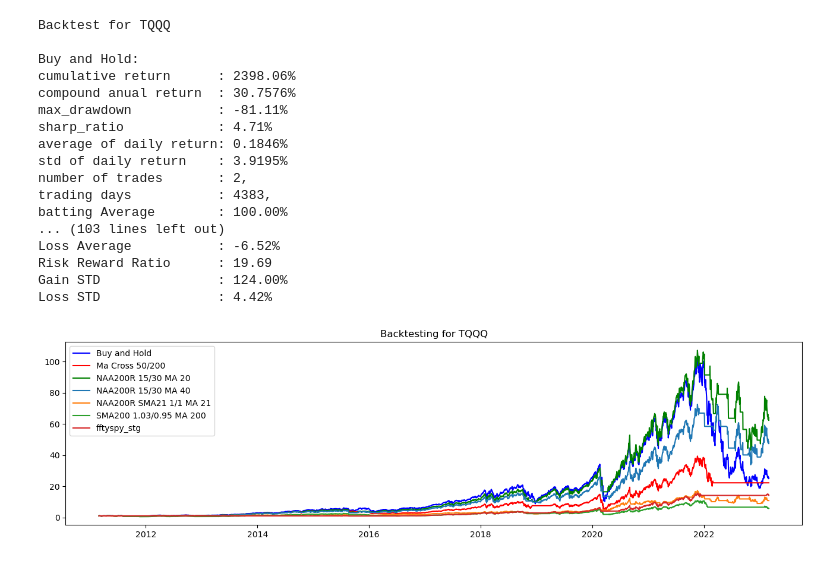
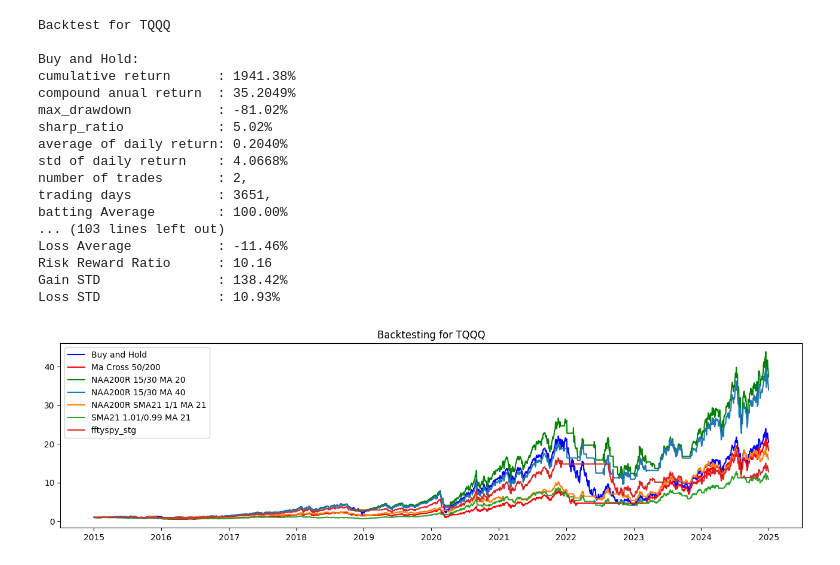
Before and after one commit to Zishuo/stock-index-backtesting, a Jupyter notebook: Ab_test.ipynb, the cells around one changed output. Cells and saved outputs as stored; diff of their text form; code cells hidden in the pictures.

```diff
--- a/Ab_test.ipynb
+++ b/Ab_test.ipynb
@@ -249,6 +245,4 @@ Loss STD               : 1.46%
 # %%
-test_start = dt.datetime(2010,3,1)
-test_end = dt.datetime(2023,3,1)
 perf_summary = backtestAll(qld, qqq, test_start, test_end, verbose = False)
 display(perf_summary)
 # %% [output]
@@ -280,6 +274,4 @@ Loss STD               : 2.87%
 # %%
-test_start = dt.datetime(2011,3,1)
-test_end = dt.datetime(2023,3,1)
 perf_summary = backtestAll(tqqq, naa200r, test_start, test_end, verbose = False)
 display(perf_summary)
 # %% [output]
@@ -311,6 +303,4 @@ Loss STD               : 4.42%
 # %%
-test_start = dt.datetime(2002,1,1)
-test_end = dt.datetime(2023,3,1)
 
 perf_summary = backtestAll(qqq, qqq, test_start, test_end, verbose = False, weekly_buy=True, weekly_sell=True)
 display(perf_summary)
@@ -343,6 +333,4 @@ Loss STD               : 1.46%
 # %%
-test_start = dt.datetime(2010,3,1)
-test_end = dt.datetime(2023,3,1)
 perf_summary = backtestAll(qld, qqq, test_start, test_end, verbose = False, weekly_buy=True, weekly_sell=False)
 display(perf_summary)
 # %% [output]
@@ -374,25 +362,23 @@ Loss STD               : 2.87%
 # %%
-test_start = dt.datetime(2011,3,1)
-test_end = dt.datetime(2023,3,1)
 perf_summary = backtestAll(tqqq, qqq, test_start, test_end, verbose = False, weekly_buy = True, weekly_sell = False)
 display(perf_summary)
 # %% [output]
 Backtest for TQQQ
 
 Buy and Hold:
-cumulative return      : 2398.06%
-compound anual return  : 30.7576%
-max_drawdown           : -81.11%
-sharp_ratio            : 4.71%
-average of daily return: 0.1846%
-std of daily return    : 3.9195%
+cumulative return      : 1941.38%
+compound anual return  : 35.2049%
+max_drawdown           : -81.02%
+sharp_ratio            : 5.02%
+average of daily return: 0.2040%
+std of daily return    : 4.0668%
 number of trades       : 2,
-trading days           : 4383,
+trading days           : 3651,
 batting Average        : 100.00%
 ... (103 lines left out)
-Loss Average           : -6.52%
-Risk Reward Ratio      : 19.69
-Gain STD               : 124.00%
-Loss STD               : 4.42%
+Loss Average           : -11.46%
+Risk Reward Ratio      : 10.16
+Gain STD               : 138.42%
+Loss STD               : 10.93%
-[figure, old version]
+[figure, new version]
 |  | name | num_trades | cumulative_return | annual_return | max_drawdown | sharp_ratio | avg_daily_return | ... |
```
Also changed, not shown: parts of 13 cells of this notebook.
